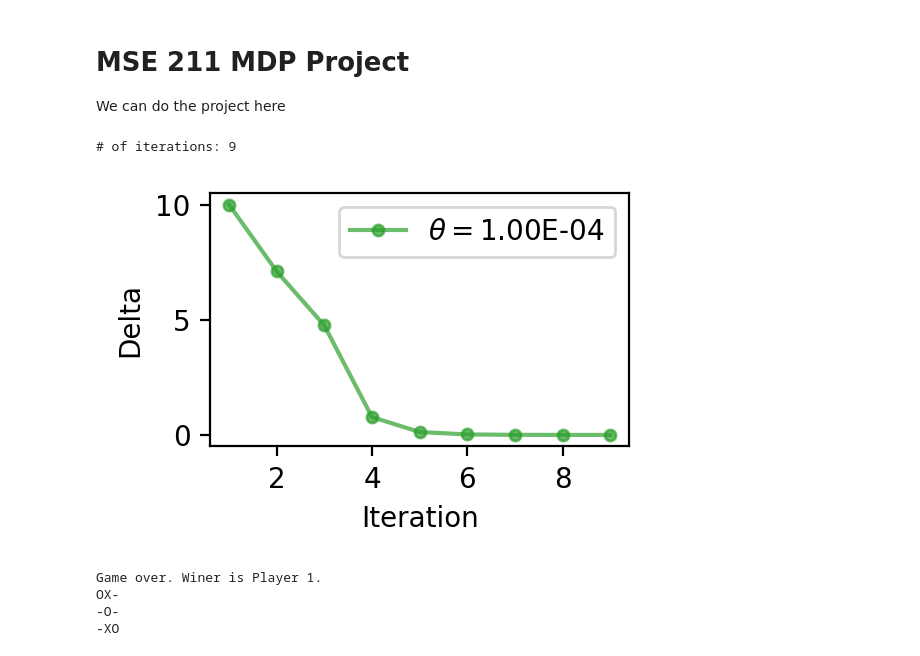
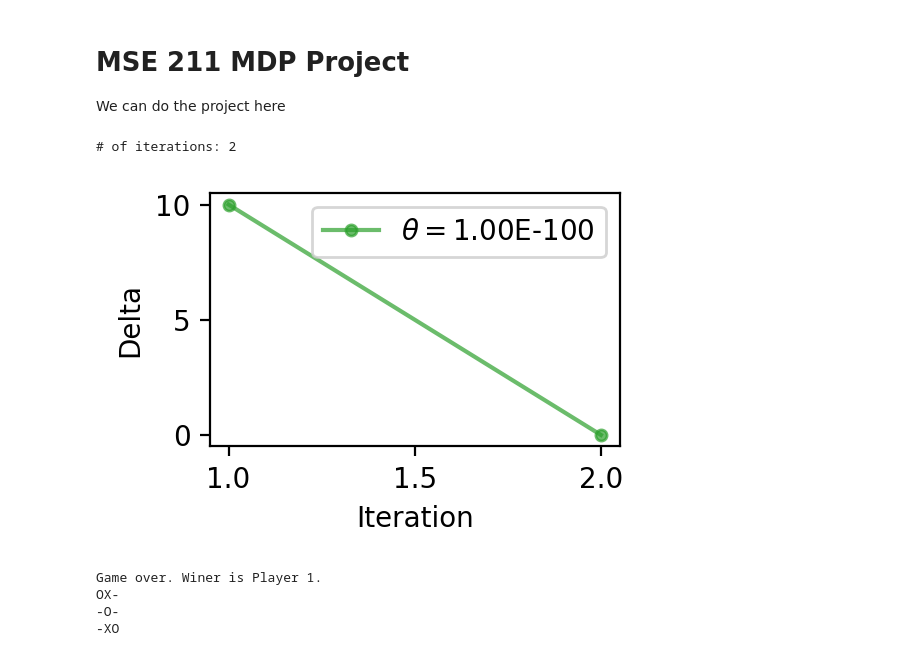
Before and after one commit to JordanTroutman/mse_211_project, a Jupyter notebook: Project.ipynb, the cells around one changed output. Cells and saved outputs as stored; diff of their text form; code cells hidden in the pictures.

```diff
--- a/Project.ipynb
+++ b/Project.ipynb
@@ -21,8 +22,38 @@ probs = [
 ]
 V = [0, 0, 0, 0, 0]
 
-def classic_value_iteration(states, actions, rewards, probs, V):
-    policy = [None, None, None, None, None]
+def classic_value_iteration(states, actions, rewards, probs, V, V_new):
+    delta = 0
+    for s in states:
+        max_val = 0
+        for a in actions:
+            val = rewards[s]
+            for s_next in states:
+                val += probs[s][s_next][a] * (gamma * V[s_next])
+            max_val = max(max_val, val)
+        V_new[s] = max_val
+        delta = max(delta, abs(V[s] - V_new[s]))
+    V = V_new
+    return delta
+
+def random_value_iteration(sample_rate, states, actions, rewards, probs, V, V_new):
+    delta = 0
+    # rather than go through all state values in each iteration
+    # randomly select a subset of states
+    sampled_states = random.sample(states, int(sample_rate * len(states)))
+    for s in sampled_states:
+        max_val = 0
+        for a in actions:
+            val = rewards[s]
+            for s_next in sampled_states:
+                val += probs[s][s_next][a] * (gamma * V[s_next])
+            max_val = max(max_val, val)
+        V_new[s] = max_val
+        delta = max(delta, abs(V[s] - V_new[s]))
+    V = V_new
+    return delta
+
+def cyclic_value_iteration(sample_rate, states, actions, rewards, probs, V):
     delta = 0
     for s in states:
         max_val = 0
@@ -31,39 +62,57 @@ def classic_value_iteration(states, actions, rewards, probs, V):
             val = rewards[s]
             for s_next in states:
                 val += probs[s][s_next][a] * (gamma * V[s_next])
             max_val = max(max_val, val)
-            # if V[s] < val:
-            #     policy[s] = actions[a]
+        V[s] = max_val
+        delta = max(delta, abs(v - V[s]))
+    return delta
+
+def random_cyclic_value_iteration(sample_rate, states, actions, rewards, probs, V):
+    delta = 0
+    # rather than go through all state values in each iteration
+    # randomly select a subset of states
+    sampled_states = random.sample(states, int(sample_rate * len(states)))
+    for s in sampled_states:
+        max_val = 0
+        v = V[s]
+        for a in actions:
+            val = rewards[s]
+            for s_next in sampled_states:
+                val += probs[s][s_next][a] * (gamma * V[s_next])
+            max_val = max(max_val, val)
         V[s] = max_val
         delta = max(delta, abs(v - V[s]))
     return delta
 
 def simulate(max_iter, theta):
     res = []
     iter = 0
+    V = [0, 0, 0, 0, 0]
     while iter < max_iter:
-        delta = classic_value_iteration(states, actions, rewards, probs, V)
+        V_new = [0, 0, 0, 0, 0]
+        delta = random_value_iteration(0.5, states, actions, rewards, probs, V, V_new)
+        V = V_new
         res.append(delta)
         if delta < theta:
             break
         iter += 1
     return res
 
-theta = 1e-4
+theta = 1e-100
 res = simulate(10000, theta)
 
 print(f'# of iterations: {len(res)}')
 fig, ax = plt.subplots(1, 1, figsize=(3, 2), dpi=200)
 ax.plot(np.arange(len(res)) + 1, res, marker='o', markersize=4,
         alpha=0.7, color='#2ca02c', label=r'$\theta= $' + "{:.2E}".format(theta))
 ax.set_xlabel('Iteration')
 ax.set_ylabel('Delta')
 ax.legend()
 plt.tight_layout()
 plt.show()
 # %% [output]
-# of iterations: 9
+# of iterations: 2
-[figure, old version]
+[figure, new version]
 # %%
 # Q5: Tic-tac-toe
 
```
Also changed, not shown: parts of 1 cell of this notebook.
